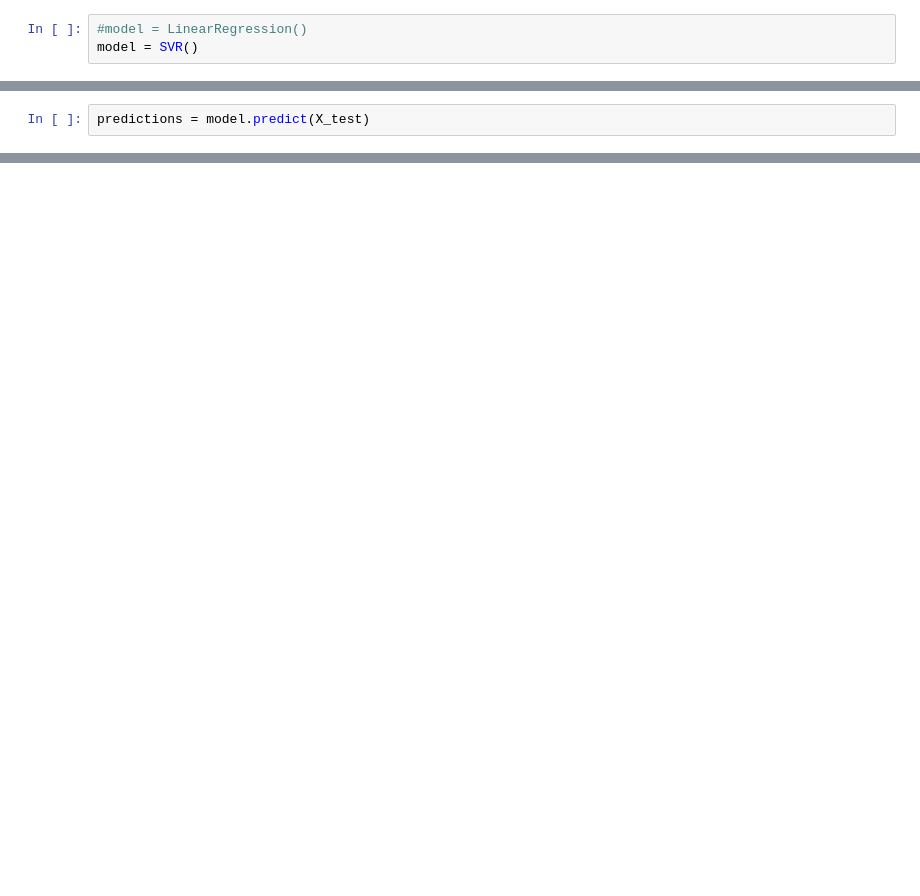
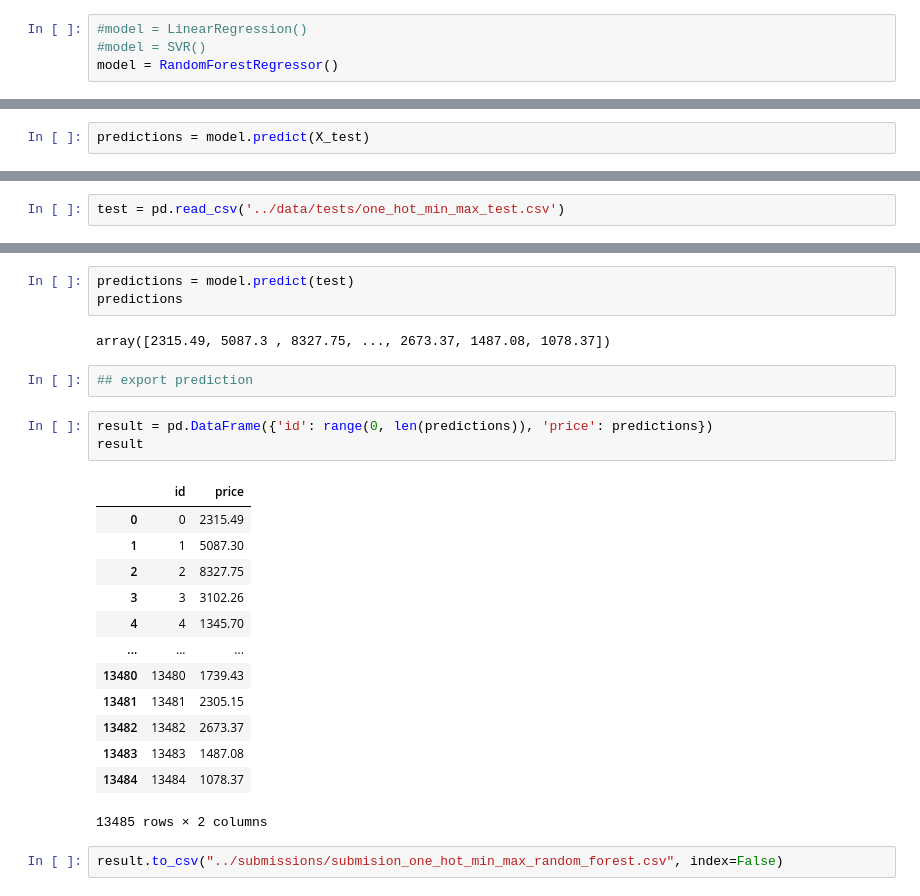
Before and after one commit to Glopez-a/Diamonds-Machine-Learning, a Jupyter notebook: notebooks/models.ipynb, the cells around one changed output, grey strips where cells are left out. Cells and saved outputs as stored; diff of their text form; blank space fills up the shorter version.

```diff
--- a/notebooks/models.ipynb
+++ b/notebooks/models.ipynb
@@ -45,3 +116,4 @@ print(f"X_train: {X_train.shape}, X_test: {X_test.shape}, y_train: {y_train.shap
 # %%
 #model = LinearRegression()
-model = SVR()
+#model = SVR()
+model = RandomForestRegressor()
@@ -60,0 +207,2 @@ check.plot(x='index', y=['Diff'], kind='line', figsize=(10, 3));
+# %%
+test = pd.read_csv('../data/tests/one_hot_min_max_test.csv')
@@ -60,0 +229,26 @@ check.plot(x='index', y=['Diff'], kind='line', figsize=(10, 3));
+# %%
+predictions = model.predict(test)
+predictions
+# %% [output]
+array([2315.49, 5087.3 , 8327.75, ..., 2673.37, 1487.08, 1078.37])
+# %%
+## export prediction
+# %%
+result = pd.DataFrame({'id': range(0, len(predictions)), 'price': predictions})
+result
+# %% [output]
+|  | id | price |
+| 0 | 0 | 2315.49 |
+| 1 | 1 | 5087.30 |
+| 2 | 2 | 8327.75 |
+| 3 | 3 | 3102.26 |
+| 4 | 4 | 1345.70 |
+| ... | ... | ... |
+| 13480 | 13480 | 1739.43 |
+| 13481 | 13481 | 2305.15 |
+| 13482 | 13482 | 2673.37 |
+| 13483 | 13483 | 1487.08 |
+| 13484 | 13484 | 1078.37 |
+13485 rows × 2 columns
+# %%
+result.to_csv("../submissions/submision_one_hot_min_max_random_forest.csv", index=False)
```
Also changed, not shown: parts of 15 cells of this notebook, 33 other files.
